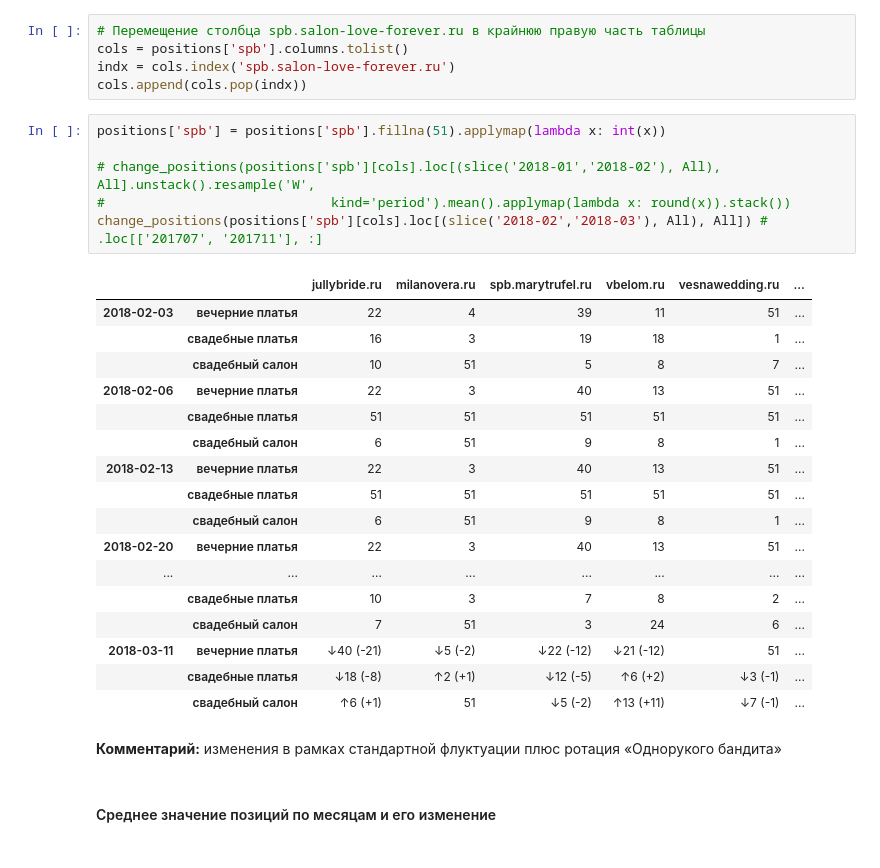
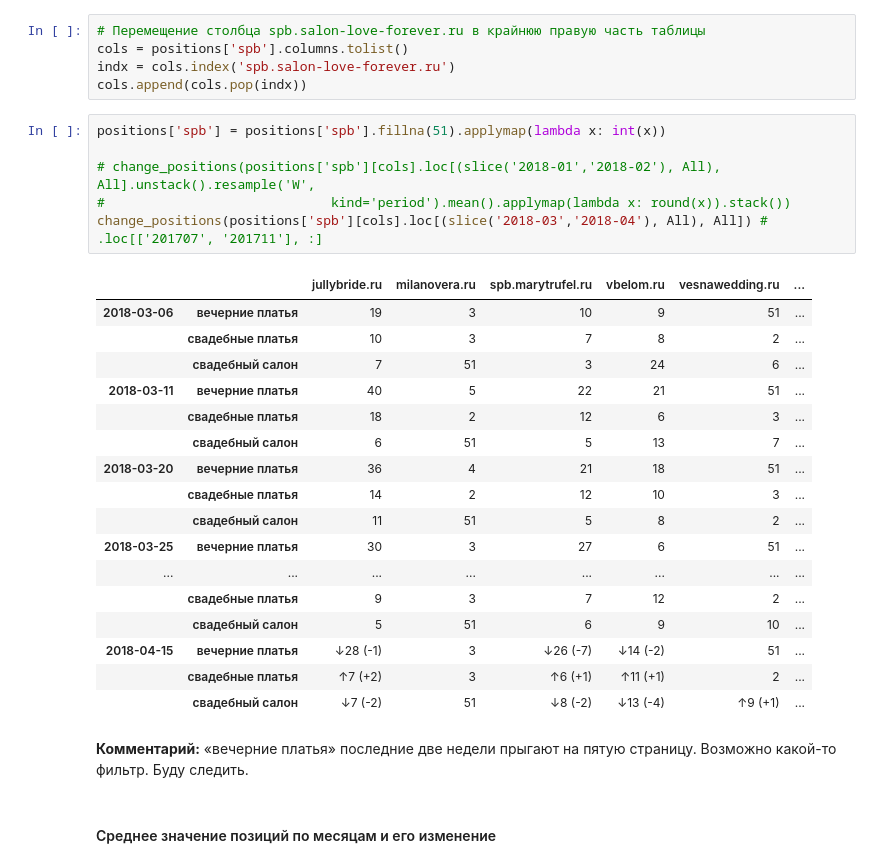
Before and after one commit to salon-love-forever/reports, a Jupyter notebook: salon-love-forever.ru.ipynb, the cells around one changed output. Saved outputs shown, nothing was run; the diff lists cells and outputs as text.

```diff
--- a/salon-love-forever.ru.ipynb
+++ b/salon-love-forever.ru.ipynb
@@ -246,29 +247,29 @@ cols.append(cols.pop(indx))
 # %%
 positions['spb'] = positions['spb'].fillna(51).applymap(lambda x: int(x))
 
 # change_positions(positions['spb'][cols].loc[(slice('2018-01','2018-02'), All), All].unstack().resample('W',
 #                             kind='period').mean().applymap(lambda x: round(x)).stack())
-change_positions(positions['spb'][cols].loc[(slice('2018-02','2018-03'), All), All]) # .loc[['201707', '201711'], :]
+change_positions(positions['spb'][cols].loc[(slice('2018-03','2018-04'), All), All]) # .loc[['201707', '201711'], :]
 # %% [output]
 |  |  | jullybride.ru | milanovera.ru | spb.marytrufel.ru | vbelom.ru | vesnawedding.ru | ... |
-| 2018-02-03 | вечерние платья | 22 | 4 | 39 | 11 | 51 | ... |
-|  | свадебные платья | 16 | 3 | 19 | 18 | 1 | ... |
-|  | свадебный салон | 10 | 51 | 5 | 8 | 7 | ... |
-| 2018-02-06 | вечерние платья | 22 | 3 | 40 | 13 | 51 | ... |
-|  | свадебные платья | 51 | 51 | 51 | 51 | 51 | ... |
-|  | свадебный салон | 6 | 51 | 9 | 8 | 1 | ... |
-| 2018-02-13 | вечерние платья | 22 | 3 | 40 | 13 | 51 | ... |
-|  | свадебные платья | 51 | 51 | 51 | 51 | 51 | ... |
-|  | свадебный салон | 6 | 51 | 9 | 8 | 1 | ... |
-| 2018-02-20 | вечерние платья | 22 | 3 | 40 | 13 | 51 | ... |
-| ... | ... | ... | ... | ... | ... | ... | ... |
+| 2018-03-06 | вечерние платья | 19 | 3 | 10 | 9 | 51 | ... |
 |  | свадебные платья | 10 | 3 | 7 | 8 | 2 | ... |
 |  | свадебный салон | 7 | 51 | 3 | 24 | 6 | ... |
-| 2018-03-11 | вечерние платья | ↓40 (-21) | ↓5 (-2) | ↓22 (-12) | ↓21 (-12) | 51 | ... |
-|  | свадебные платья | ↓18 (-8) | ↑2 (+1) | ↓12 (-5) | ↑6 (+2) | ↓3 (-1) | ... |
-|  | свадебный салон | ↑6 (+1) | 51 | ↓5 (-2) | ↑13 (+11) | ↓7 (-1) | ... |
+| 2018-03-11 | вечерние платья | 40 | 5 | 22 | 21 | 51 | ... |
+|  | свадебные платья | 18 | 2 | 12 | 6 | 3 | ... |
+|  | свадебный салон | 6 | 51 | 5 | 13 | 7 | ... |
+| 2018-03-20 | вечерние платья | 36 | 4 | 21 | 18 | 51 | ... |
+|  | свадебные платья | 14 | 2 | 12 | 10 | 3 | ... |
+|  | свадебный салон | 11 | 51 | 5 | 8 | 2 | ... |
+| 2018-03-25 | вечерние платья | 30 | 3 | 27 | 6 | 51 | ... |
+| ... | ... | ... | ... | ... | ... | ... | ... |
+|  | свадебные платья | 9 | 3 | 7 | 12 | 2 | ... |
+|  | свадебный салон | 5 | 51 | 6 | 9 | 10 | ... |
+| 2018-04-15 | вечерние платья | ↓28 (-1) | 3 | ↓26 (-7) | ↓14 (-2) | 51 | ... |
+|  | свадебные платья | ↑7 (+2) | 3 | ↑6 (+1) | ↑11 (+1) | 2 | ... |
+|  | свадебный салон | ↓7 (-2) | 51 | ↓8 (-2) | ↓13 (-4) | ↑9 (+1) | ... |
-# %% [markdown]
-**Комментарий:** изменения в рамках стандартной флуктуации плюс ротация «Однорукого бандита»
+# %% [markdown]
+**Комментарий:** «вечерние платья» последние две недели прыгают на пятую страницу. Возможно какой-то фильтр. Буду следить.
 # %% [markdown]
 #### Среднее значение позиций по месяцам и его изменение
 # %%
```
Also changed, not shown: parts of 14 cells of this notebook.
